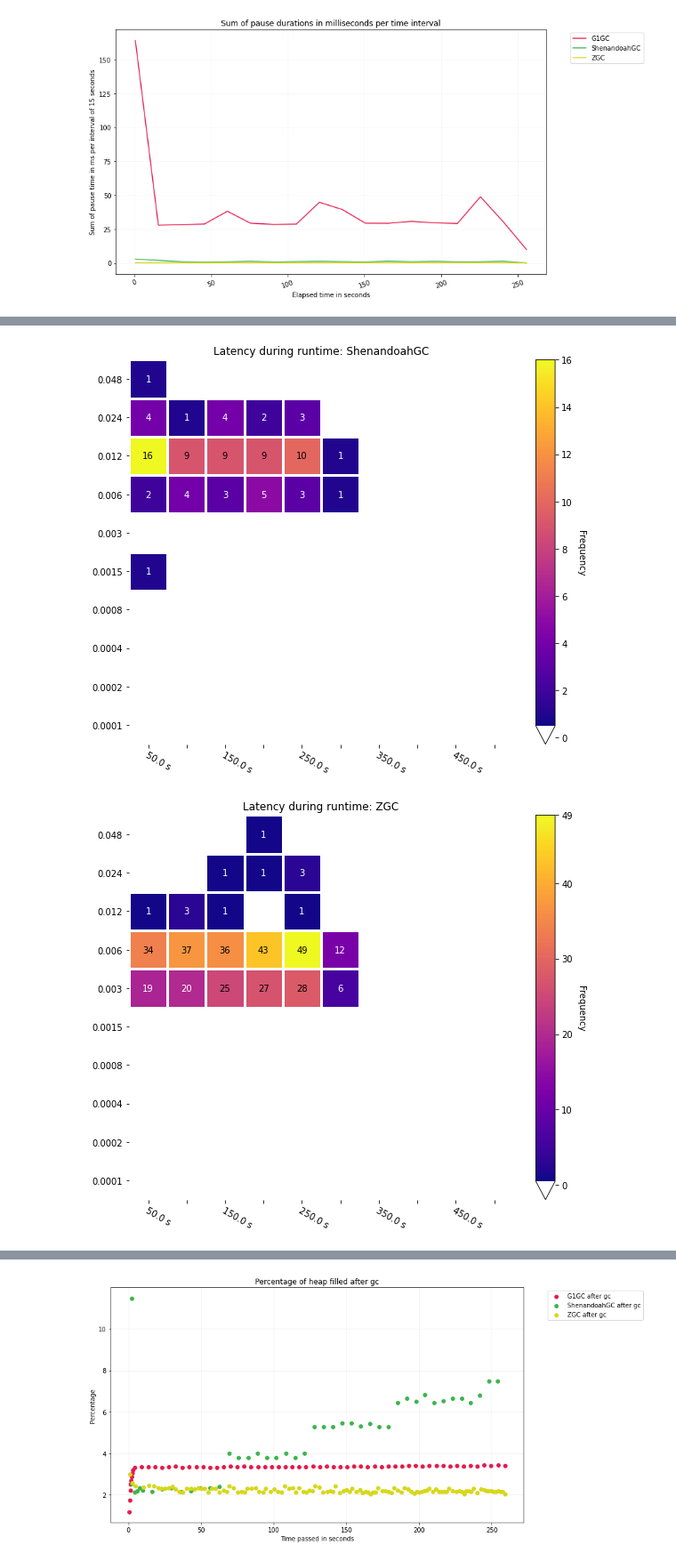
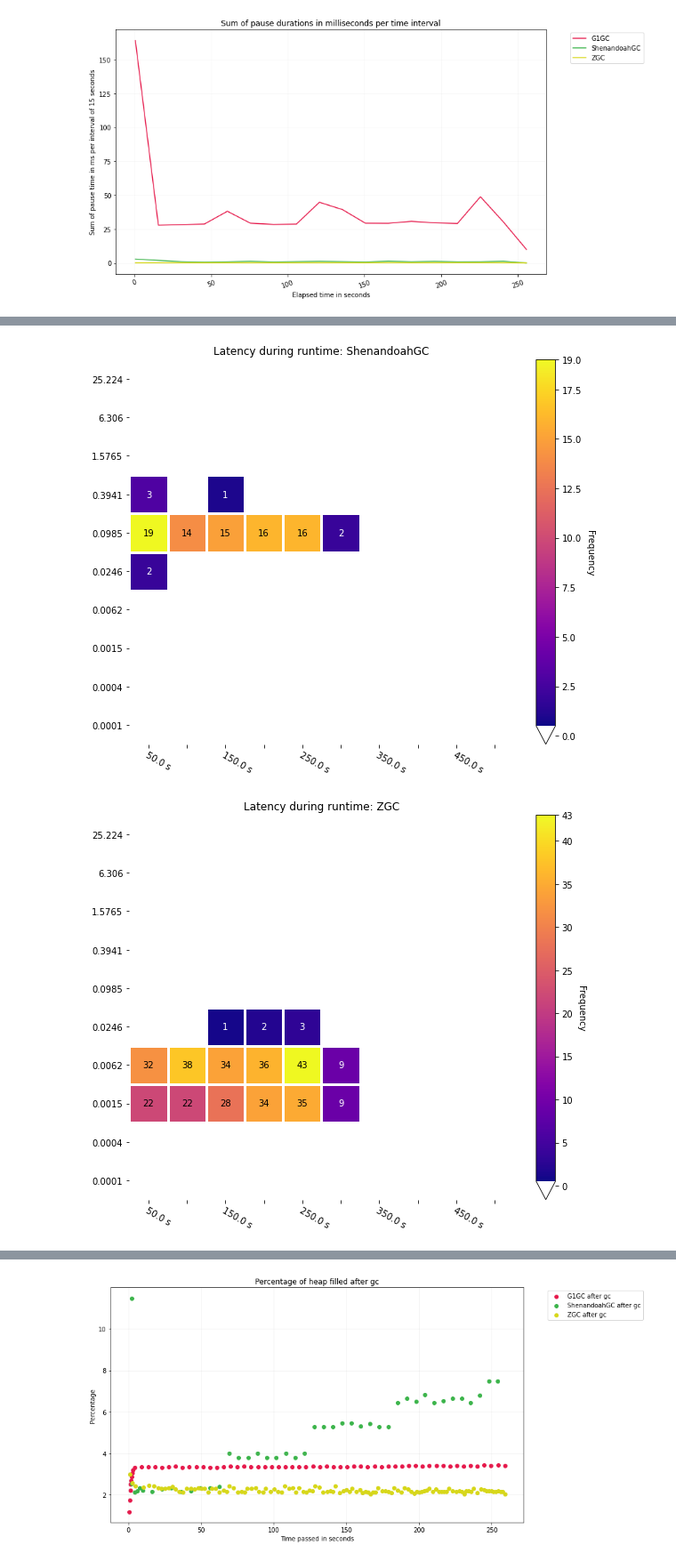
Before and after one commit to apple/GCGC, a Jupyter notebook: src/notebooks/GCGC.ipynb, the cells around one changed output, grey strips where cells are left out. Shown at 89% size. Drawn from its saved outputs; the diff is of its cells as text; code cells hidden in the pictures.

Commit message:
Resolves #29 . Improvements to documentation for each cell & associated plot.

```diff
--- a/src/notebooks/GCGC.ipynb
+++ b/src/notebooks/GCGC.ipynb
@@ -8,7 +8,7 @@ This notebook will automatically generate a list of plots for analysis of your g
 First, in the cell below, fill in both labels and filepaths as a list of strings.
 # %%
 ### List of files to analyze. You can use the wildcard to gather files in one directory for one run.
-filepaths = ["../../datasets/G1GC.log",
+filepaths = ["../../datasets/G1*", # Using wildcard
              "../../datasets/ShenandoahGC.log",
              "../../datasets/ZGC.*"] # uses wild card to capture both ZGC.log.0 and ZGC.log.1 files
 
@@ -446,7 +441,9 @@ _ = plt.xticks(rotation = 20)
 # %%
 from src.graphing.plotting import plot_heatmaps_logarithmic
-dimensions = [10, 10, 50, 2]
-# [ x bucket count, y bucket count, x timestamp count, base]
+dimensions = [10, 10, 50, 4]
+# [ x bucket count, y bucket count, x duration count, base]
 frequency_ticks = True
-plot_heatmaps_logarithmic(gc_event_dataframes,dimensions, filter_by = pauses_only, labels=labels, frequency_ticks = frequency_ticks)
+plot_heatmaps_logarithmic(gc_event_dataframes, dimensions,
+                         filter_by = pauses_only, labels=labels,
+                         frequency_ticks = frequency_ticks)
 # %% [output]
@@ -454,4 +451,4 @@ plot_heatmaps_logarithmic(gc_event_dataframes,dimensions, filter_by = pauses_onl
-[figure, old version]
+[figure, new version]
-[figure, old version]
+[figure, new version]
 # %% [markdown]
 ## 16. Percentage of heap filled after GC run
```
Also changed, not shown: parts of 11 cells of this notebook.
